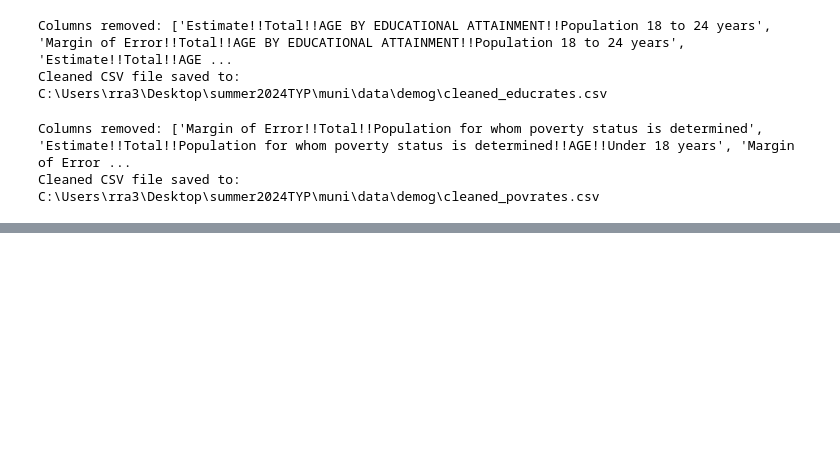
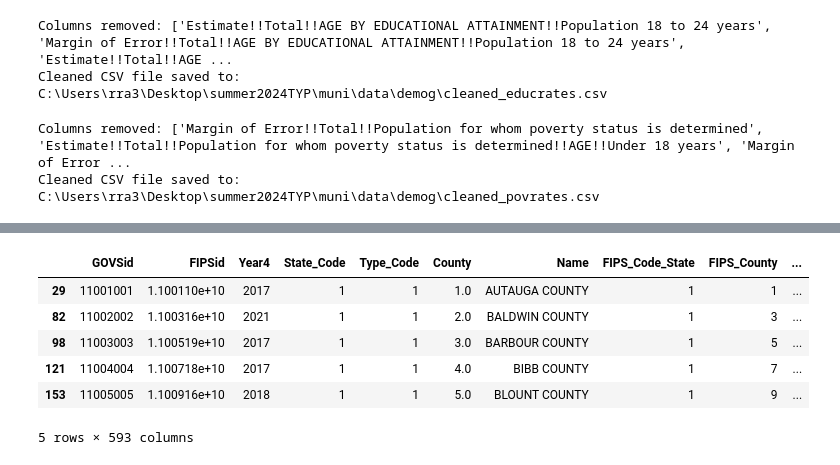
Before and after one commit to 2xra/summer2024TYP, a Jupyter notebook: muni/code/main.ipynb, the cells around one changed output, grey strips where cells are left out. Saved outputs shown, nothing was run; the diff lists cells and outputs as text; code cells hidden in the pictures; blank space fills up the shorter version.

```diff
--- a/muni/code/main.ipynb
+++ b/muni/code/main.ipynb
@@ -435,3 +455,17 @@ column names in your DataFrame (strings only, max 32 characters, only
 alphanumerics and underscores, no Stata reserved words)
 
   merged_df.to_stata(r"C:\Users\rra3\Desktop\summer2024TYP\muni\data\stata\MuniDemo.dta",version=117)
+# %%
+taxdata = pd.read_csv(r"C:\Users\rra3\Desktop\summer2024TYP\muni\data\bonds\gov finance data\CountyData.csv")
+# %%
+Taxdatamaxyear = taxdata.loc[taxdata.groupby('FIPS_Combined')['Year4'].idxmax()]
+# %%
+Taxdatamaxyear.head()
+# %% [output]
+|  | GOVSid | FIPSid | Year4 | State_Code | Type_Code | County | Name | FIPS_Code_State | FIPS_County | ... |
+| 29 | 11001001 | 1.100110e+10 | 2017 | 1 | 1 | 1.0 | AUTAUGA COUNTY | 1 | 1 | ... |
+| 82 | 11002002 | 1.100316e+10 | 2021 | 1 | 1 | 2.0 | BALDWIN COUNTY | 1 | 3 | ... |
+| 98 | 11003003 | 1.100519e+10 | 2017 | 1 | 1 | 3.0 | BARBOUR COUNTY | 1 | 5 | ... |
+| 121 | 11004004 | 1.100718e+10 | 2017 | 1 | 1 | 4.0 | BIBB COUNTY | 1 | 7 | ... |
+| 153 | 11005005 | 1.100916e+10 | 2018 | 1 | 1 | 5.0 | BLOUNT COUNTY | 1 | 9 | ... |
+5 rows × 593 columns
```
Also changed, not shown: parts of 8 cells of this notebook, 2 other files.
